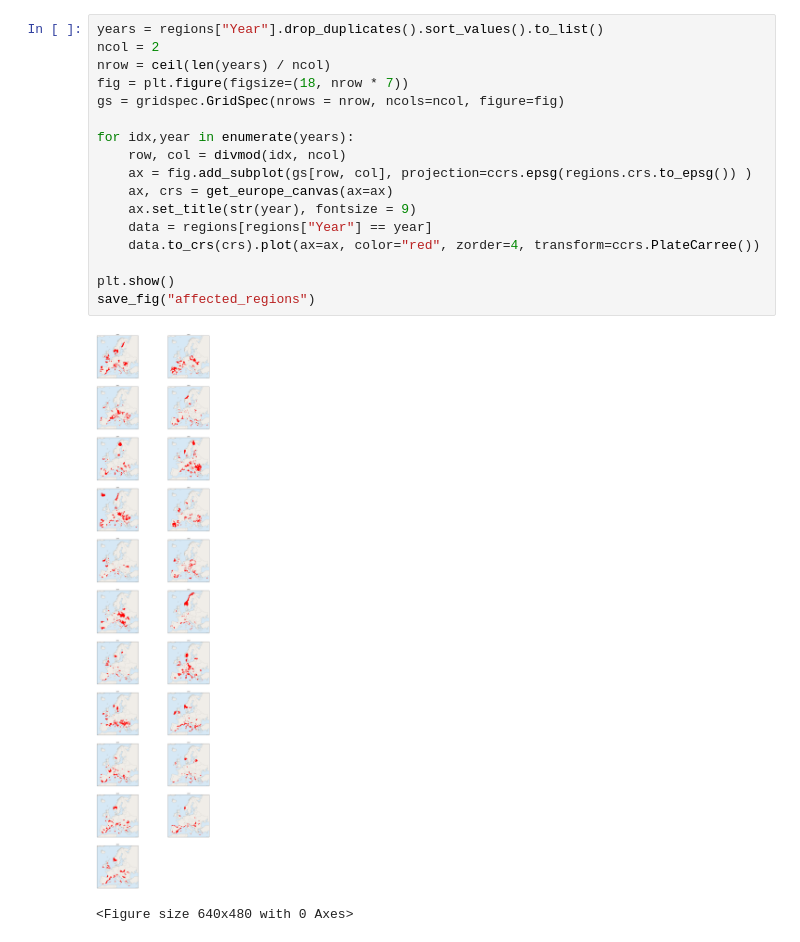
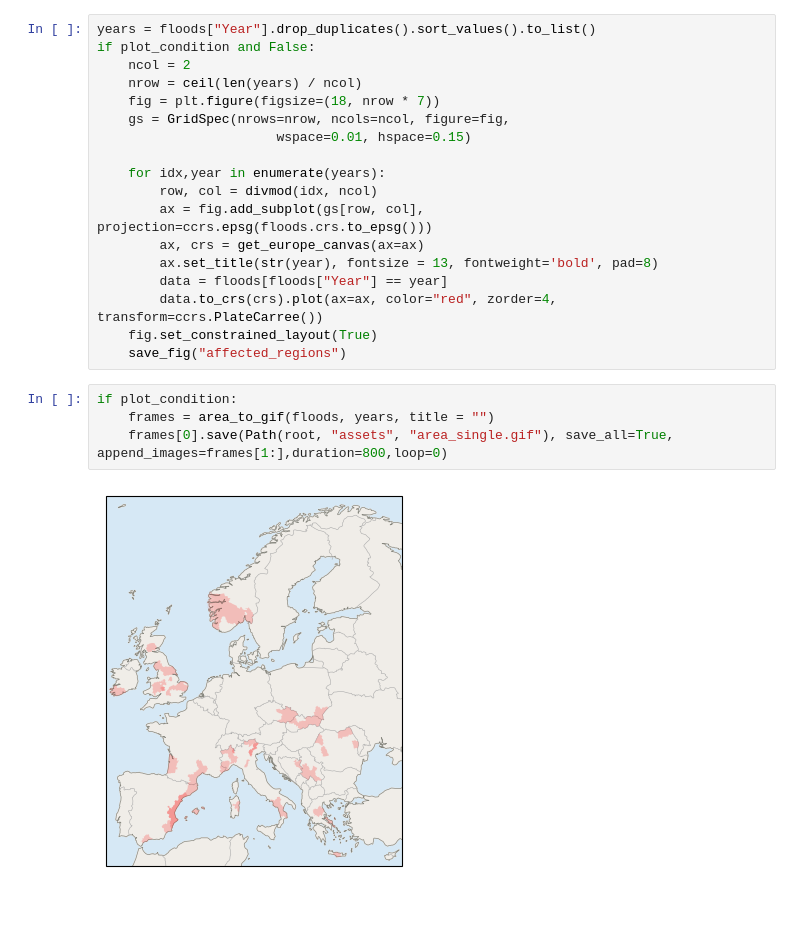
Before and after one commit to mms1410/dataAnalyticsProjects, a Jupyter notebook: HANZEanalytics/notebooks/scratch.ipynb, the cells around one changed output. Cells and saved outputs as stored; diff of their text form; blank space fills up the shorter version.

```diff
--- a/HANZEanalytics/notebooks/scratch.ipynb
+++ b/HANZEanalytics/notebooks/scratch.ipynb
@@ -25,20 +33,24 @@ regions = regions[regions["Year"] >= 2000]
 # %%
-years = regions["Year"].drop_duplicates().sort_values().to_list()
-ncol = 2
-nrow = ceil(len(years) / ncol)
-fig = plt.figure(figsize=(18, nrow * 7))
-gs = gridspec.GridSpec(nrows = nrow, ncols=ncol, figure=fig)
+years = floods["Year"].drop_duplicates().sort_values().to_list()
+if plot_condition and False:
+    ncol = 2
+    nrow = ceil(len(years) / ncol)
+    fig = plt.figure(figsize=(18, nrow * 7))
+    gs = GridSpec(nrows=nrow, ncols=ncol, figure=fig,
+                       wspace=0.01, hspace=0.15)
 
-for idx,year in enumerate(years):
-    row, col = divmod(idx, ncol)
-    ax = fig.add_subplot(gs[row, col], projection=ccrs.epsg(regions.crs.to_epsg()) )
-    ax, crs = get_europe_canvas(ax=ax)
-    ax.set_title(str(year), fontsize = 9)
-    data = regions[regions["Year"] == year]
-    data.to_crs(crs).plot(ax=ax, color="red", zorder=4, transform=ccrs.PlateCarree())
-
-plt.show()
-save_fig("affected_regions")
+    for idx,year in enumerate(years):
+        row, col = divmod(idx, ncol)
+        ax = fig.add_subplot(gs[row, col], projection=ccrs.epsg(floods.crs.to_epsg()))
+        ax, crs = get_europe_canvas(ax=ax)
+        ax.set_title(str(year), fontsize = 13, fontweight='bold', pad=8)
+        data = floods[floods["Year"] == year]
+        data.to_crs(crs).plot(ax=ax, color="red", zorder=4, transform=ccrs.PlateCarree())
+    fig.set_constrained_layout(True)
+    save_fig("affected_regions")
-# %% [output]
-[figure, removed]
-<Figure size 640x480 with 0 Axes>
+# %%
+if plot_condition:
+    frames = area_to_gif(floods, years, title = "")
+    frames[0].save(Path(root, "assets", "area_single.gif"), save_all=True, append_images=frames[1:],duration=800,loop=0)
+# %% [output]
+[figure, added]
```
Also changed, not shown: parts of 6 cells of this notebook, 1 other file.
